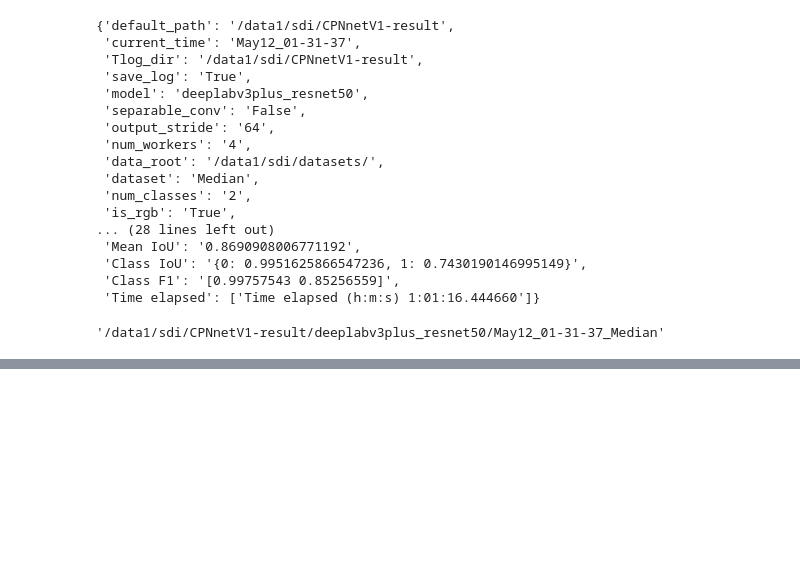
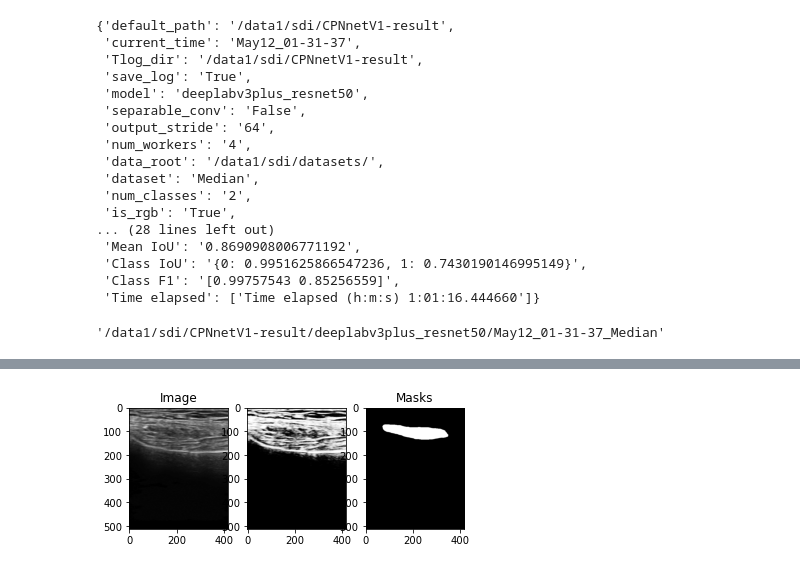
Before and after one commit to DongDong500/CPNKDv2, a Jupyter notebook: pallete.ipynb, the cells around one changed output, grey strips where cells are left out. Cells and saved outputs as stored; diff of their text form; code cells hidden in the pictures; blank space fills up the shorter version.

```diff
--- a/pallete.ipynb
+++ b/pallete.ipynb
@@ -306,0 +375,15 @@ os.path.dirname('/data1/sdi/CPNnetV1-result/deeplabv3plus_resnet50/May12_01-31-3
+# %%
+from PIL import Image, ImageOps
+from matplotlib import pyplot as plt
+
+img = Image.open('/data1/sdi/datasets/CPN_all/Images/FH_I0000677.bmp').convert('L')
+ma = Image.open('/data1/sdi/datasets/CPN_all/Masks/FH_I0000677_mask.bmp').convert('L')
+
+result = ImageOps.equalize(img, ma)
+
+plt.subplot(131),plt.imshow(img, cmap='gray'),plt.title('Image')
+plt.subplot(132),plt.imshow(np.array(result), cmap='gray')
+plt.subplot(133),plt.imshow(ma, cmap='gray'),plt.title('Masks')
+plt.show()
+# %% [output]
+[figure, added]
```
Also changed, not shown: parts of 4 cells of this notebook, 2 other files.
